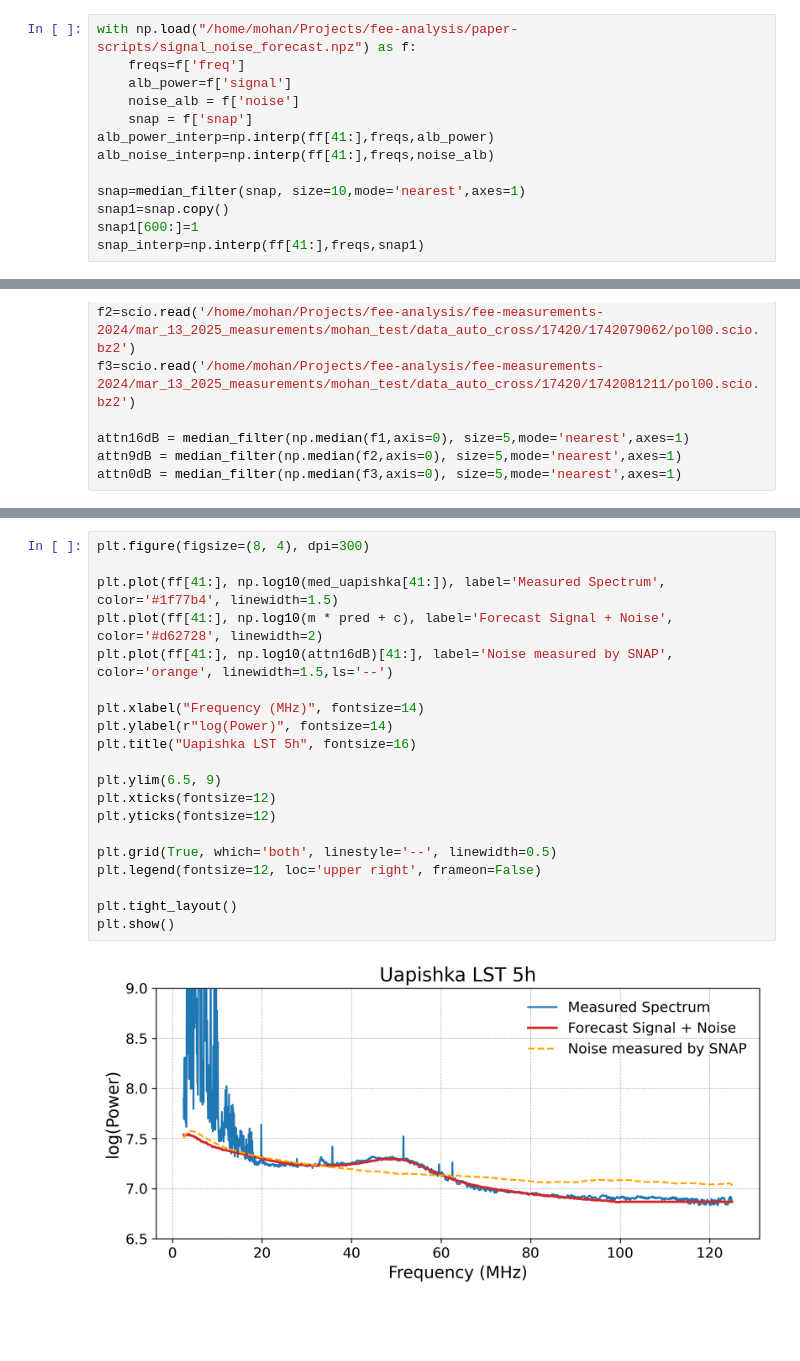
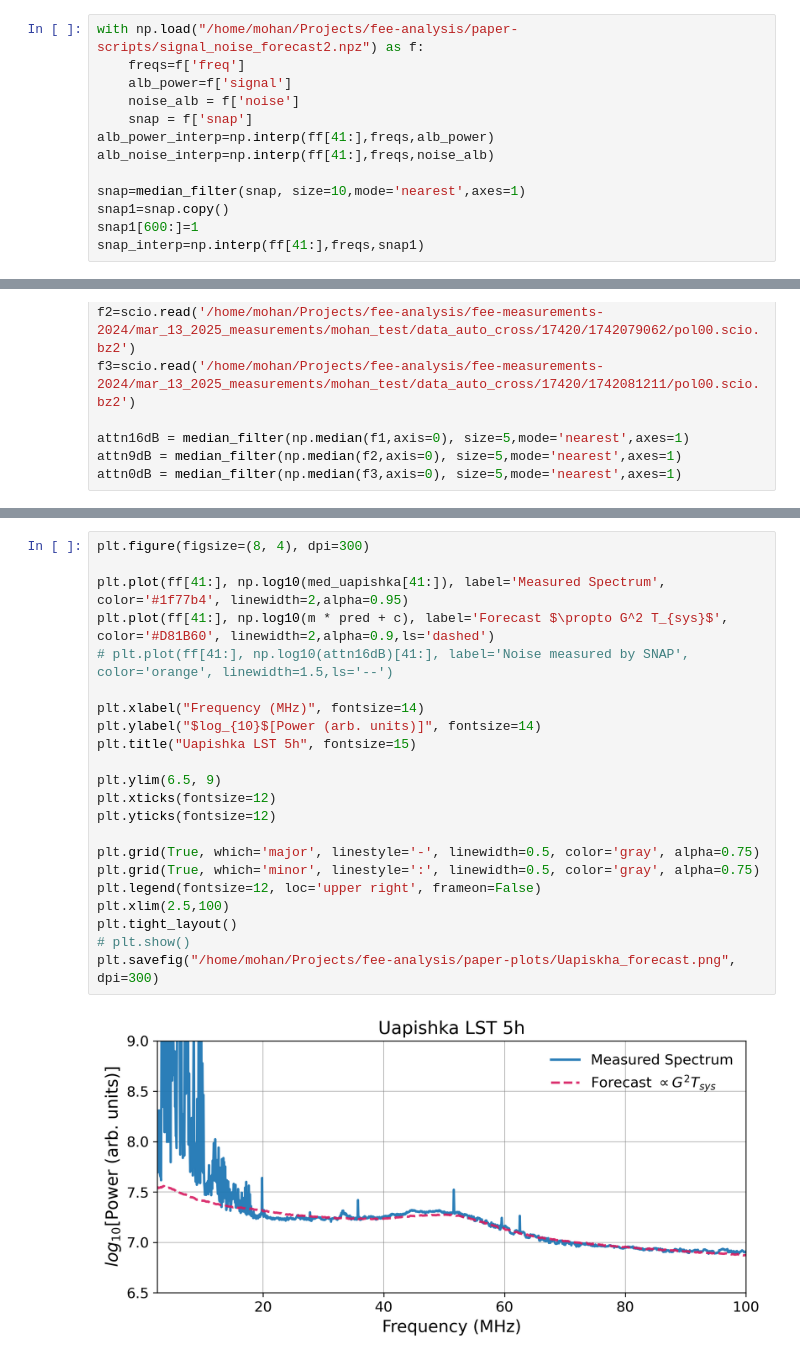
Before and after one commit to mohanagr/braindump, a Jupyter notebook: MARS and Uapishka FEE new predictions.ipynb, the cells around one changed output, grey strips where cells are left out. Drawn from its saved outputs; the diff is of its cells as text; blank space fills up the shorter version.

```diff
--- a/MARS and Uapishka FEE new predictions.ipynb
+++ b/MARS and Uapishka FEE new predictions.ipynb
@@ -59,7 +59,7 @@ ff[600]
 # %% [output]
 np.float64(36.63898387884709)
 # %%
-with np.load("/home/mohan/Projects/fee-analysis/paper-scripts/signal_noise_forecast.npz") as f:
+with np.load("/home/mohan/Projects/fee-analysis/paper-scripts/signal_noise_forecast2.npz") as f:
     freqs=f['freq']
     alb_power=f['signal']
     noise_alb = f['noise']
@@ -132,23 +133,25 @@ plt.show()
 # %%
 plt.figure(figsize=(8, 4), dpi=300)
 
-plt.plot(ff[41:], np.log10(med_uapishka[41:]), label='Measured Spectrum', color='#1f77b4', linewidth=1.5)
-plt.plot(ff[41:], np.log10(m * pred + c), label='Forecast Signal + Noise', color='#d62728', linewidth=2)
-plt.plot(ff[41:], np.log10(attn16dB)[41:], label='Noise measured by SNAP', color='orange', linewidth=1.5,ls='--')
+plt.plot(ff[41:], np.log10(med_uapishka[41:]), label='Measured Spectrum', color='#1f77b4', linewidth=2,alpha=0.95)
+plt.plot(ff[41:], np.log10(m * pred + c), label='Forecast $\propto G^2 T_{sys}$', color='#D81B60', linewidth=2,alpha=0.9,ls='dashed')
+# plt.plot(ff[41:], np.log10(attn16dB)[41:], label='Noise measured by SNAP', color='orange', linewidth=1.5,ls='--')
 
 plt.xlabel("Frequency (MHz)", fontsize=14)
-plt.ylabel(r"log(Power)", fontsize=14)
-plt.title("Uapishka LST 5h", fontsize=16)
+plt.ylabel("$log_{10}$[Power (arb. units)]", fontsize=14)
+plt.title("Uapishka LST 5h", fontsize=15)
 
 plt.ylim(6.5, 9)
 plt.xticks(fontsize=12)
 plt.yticks(fontsize=12)
 
-plt.grid(True, which='both', linestyle='--', linewidth=0.5)
+plt.grid(True, which='major', linestyle='-', linewidth=0.5, color='gray', alpha=0.75)
+plt.grid(True, which='minor', linestyle=':', linewidth=0.5, color='gray', alpha=0.75)
 plt.legend(fontsize=12, loc='upper right', frameon=False)
-
+plt.xlim(2.5,100)
 plt.tight_layout()
-plt.show()
+# plt.show()
+plt.savefig("/home/mohan/Projects/fee-analysis/paper-plots/Uapiskha_forecast.png", dpi=300)
 # %% [output]
-[figure, old version]
+[figure, new version]
 # %%
```
Also changed, not shown: parts of 4 cells of this notebook, 1 other file.
